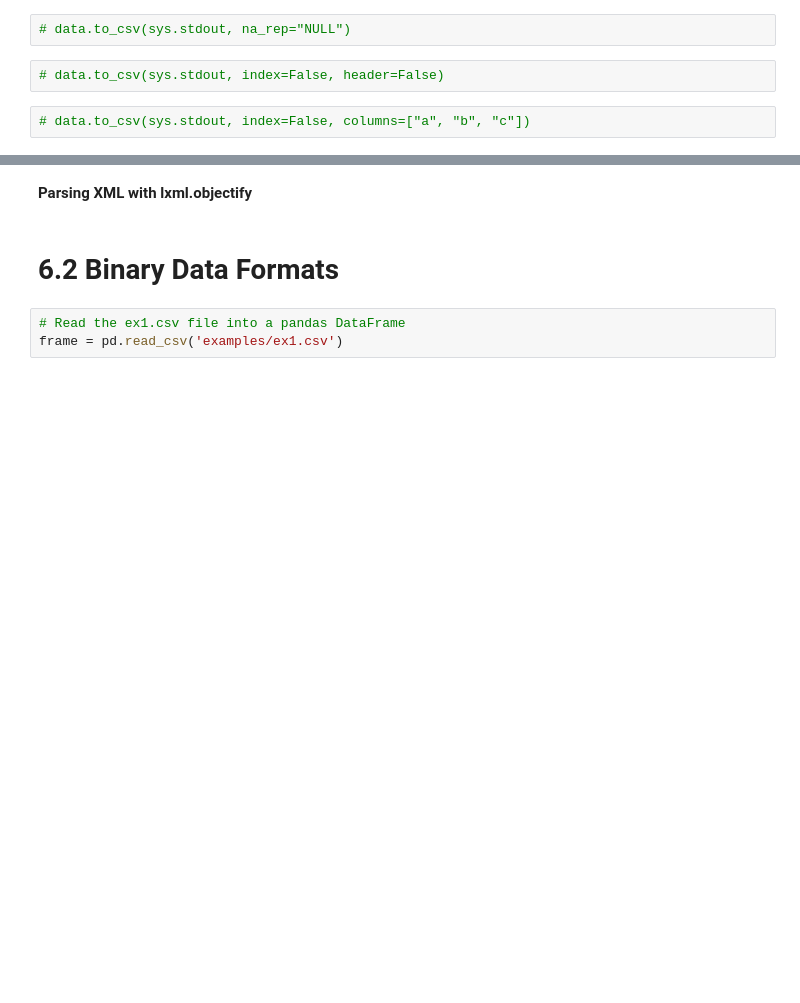
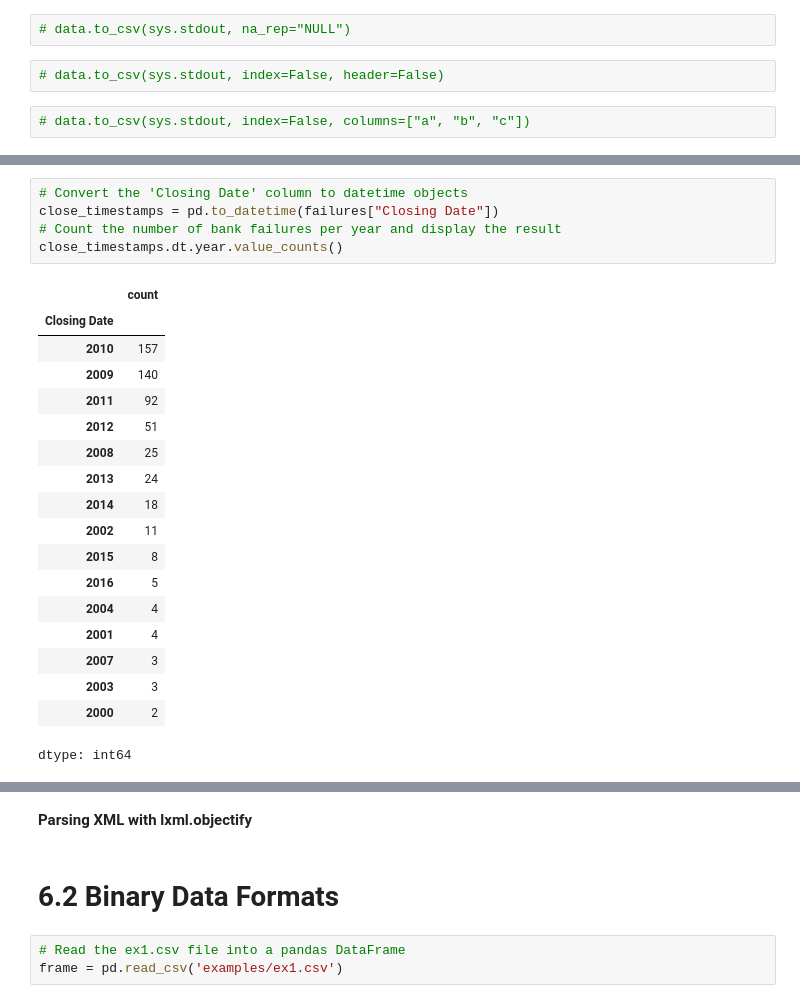
Before and after one commit to Saifullah785/python-for-data-analysis-notes, a Jupyter notebook: Chapter_06_Data_Loading_Storage_and_File_Formats/Chapter_06_Data_Loading_Storage_and_File_Formats.ipynb, the cells around one changed output, grey strips where cells are left out. Cells and saved outputs as stored; diff of their text form; blank space fills up the shorter version.

```diff
--- a/Chapter_06_Data_Loading_Storage_and_File_Formats/Chapter_06_Data_Loading_Storage_and_File_Formats.ipynb
+++ b/Chapter_06_Data_Loading_Storage_and_File_Formats/Chapter_06_Data_Loading_Storage_and_File_Formats.ipynb
@@ -357,0 +406,24 @@ tables = pd.read_html('examples/fdic_failed_bank_list.html')
+# %%
+# Convert the 'Closing Date' column to datetime objects
+close_timestamps = pd.to_datetime(failures["Closing Date"])
+# Count the number of bank failures per year and display the result
+close_timestamps.dt.year.value_counts()
+# %% [output]
+|  | count |
+| Closing Date |  |
+| 2010 | 157 |
+| 2009 | 140 |
+| 2011 | 92 |
+| 2012 | 51 |
+| 2008 | 25 |
+| 2013 | 24 |
+| 2014 | 18 |
+| 2002 | 11 |
+| 2015 | 8 |
+| 2016 | 5 |
+| 2004 | 4 |
+| 2001 | 4 |
+| 2007 | 3 |
+| 2003 | 3 |
+| 2000 | 2 |
+dtype: int64
```
Also changed, not shown: parts of 39 cells of this notebook.
